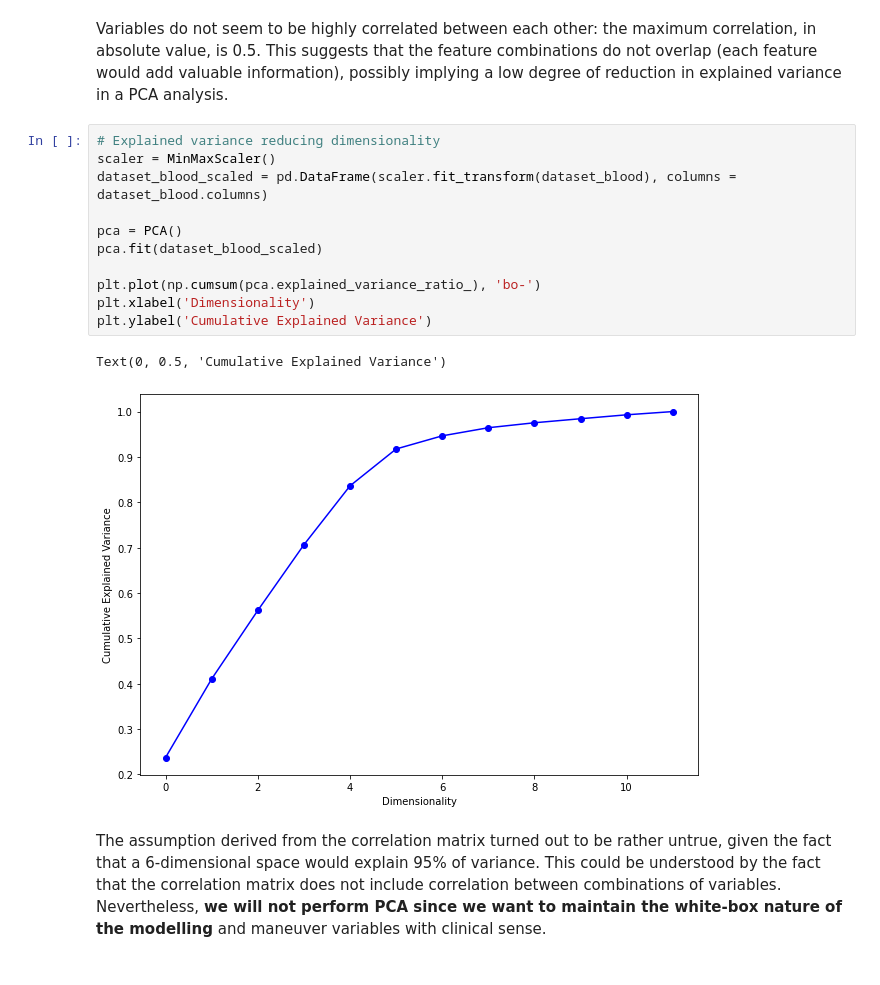
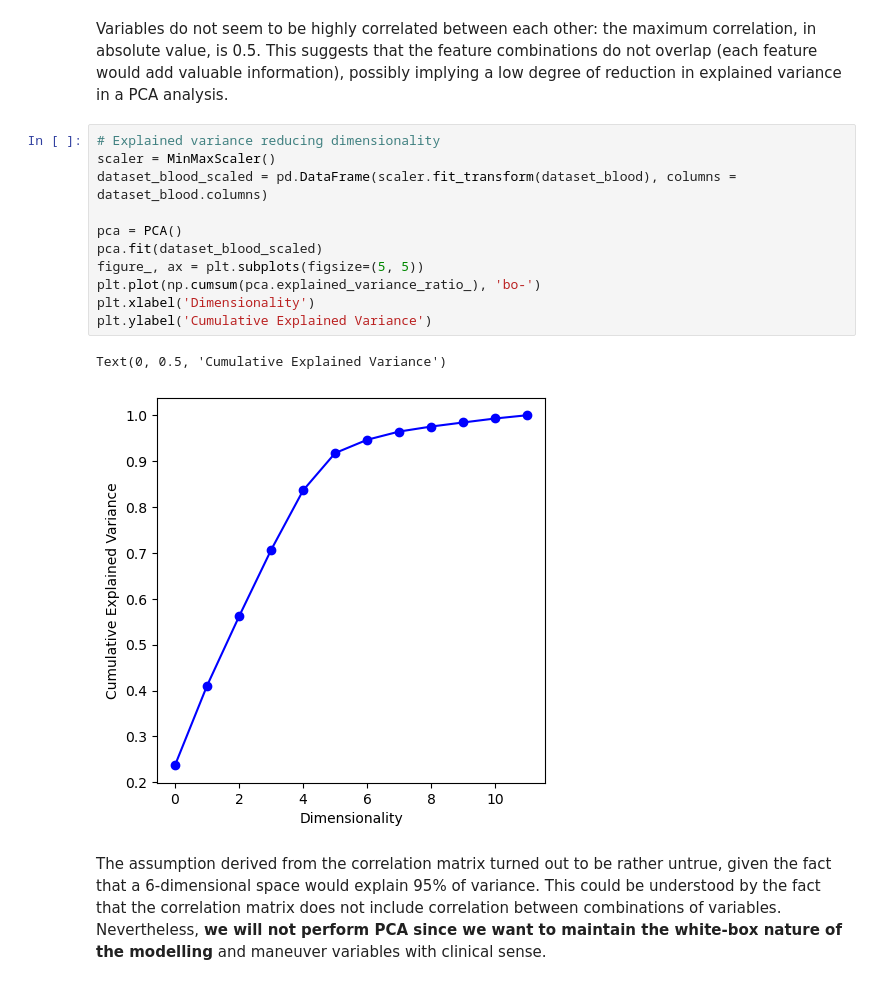
Before and after one commit to mateo-st/ML_UM, a Jupyter notebook: 3º Lab/LAB3 - Mordetzki, Stipanicic.ipynb, the cells around one changed output. Cells and saved outputs as stored; diff of their text form.

```diff
--- a/3º Lab/LAB3 - Mordetzki, Stipanicic.ipynb
+++ b/3º Lab/LAB3 - Mordetzki, Stipanicic.ipynb
@@ -205,17 +411,17 @@ Variables do not seem to be highly correlated between each other: the maximum co
 # %%
 # Explained variance reducing dimensionality
 scaler = MinMaxScaler()
 dataset_blood_scaled = pd.DataFrame(scaler.fit_transform(dataset_blood), columns = dataset_blood.columns)
 
 pca = PCA()
 pca.fit(dataset_blood_scaled)
-
+figure_, ax = plt.subplots(figsize=(5, 5))
 plt.plot(np.cumsum(pca.explained_variance_ratio_), 'bo-')
 plt.xlabel('Dimensionality')
 plt.ylabel('Cumulative Explained Variance')
 # %% [output]
 Text(0, 0.5, 'Cumulative Explained Variance')
-[figure, old version]
+[figure, new version]
 # %% [markdown]
 The assumption derived from the correlation matrix turned out to be rather untrue, given the fact that a 6-dimensional space would explain 95% of variance. This could be understood by the fact that the correlation matrix does not include correlation between combinations of variables. Nevertheless, __we will not perform PCA since we want to maintain the white-box nature of the modelling__ and maneuver variables with clinical sense.
 # %%
```
Also changed, not shown: parts of 100 cells of this notebook.
